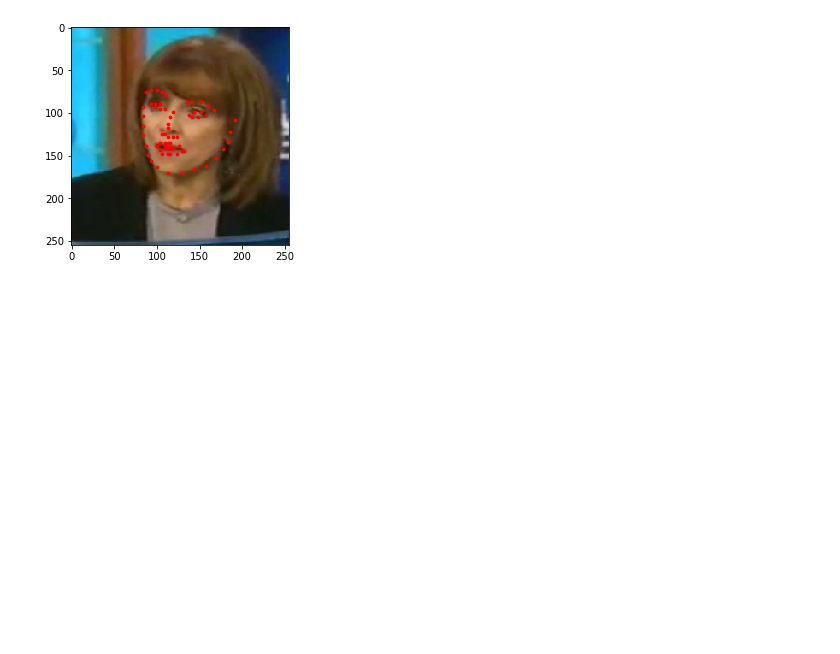
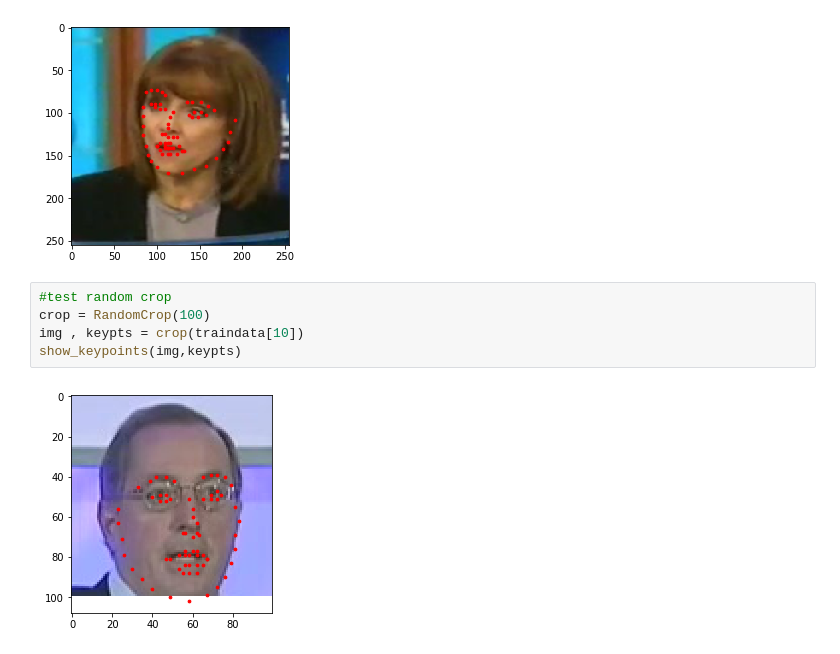
Before and after one commit to AhmdNassar/facial-keypoints, a Jupyter notebook: test-data-processing.ipynb, the cells around one changed output. Saved outputs shown, nothing was run; the diff lists cells and outputs as text; blank space fills up the shorter version.

Commit message:
Add RandomCrop and Normalize classes to loaddata and test them

```diff
--- a/test-data-processing.ipynb
+++ b/test-data-processing.ipynb
@@ -44,3 +44,10 @@ img , kep = rescal(traindata[2])
 show_keypoints(img,kep)
 # %% [output]
 [figure]
+# %%
+#test random crop
+crop = RandomCrop(100)
+img , keypts = crop(traindata[10])
+show_keypoints(img,keypts)
+# %% [output]
+[figure, added]
```
Also changed, not shown: parts of 2 cells of this notebook, 1 other file.
